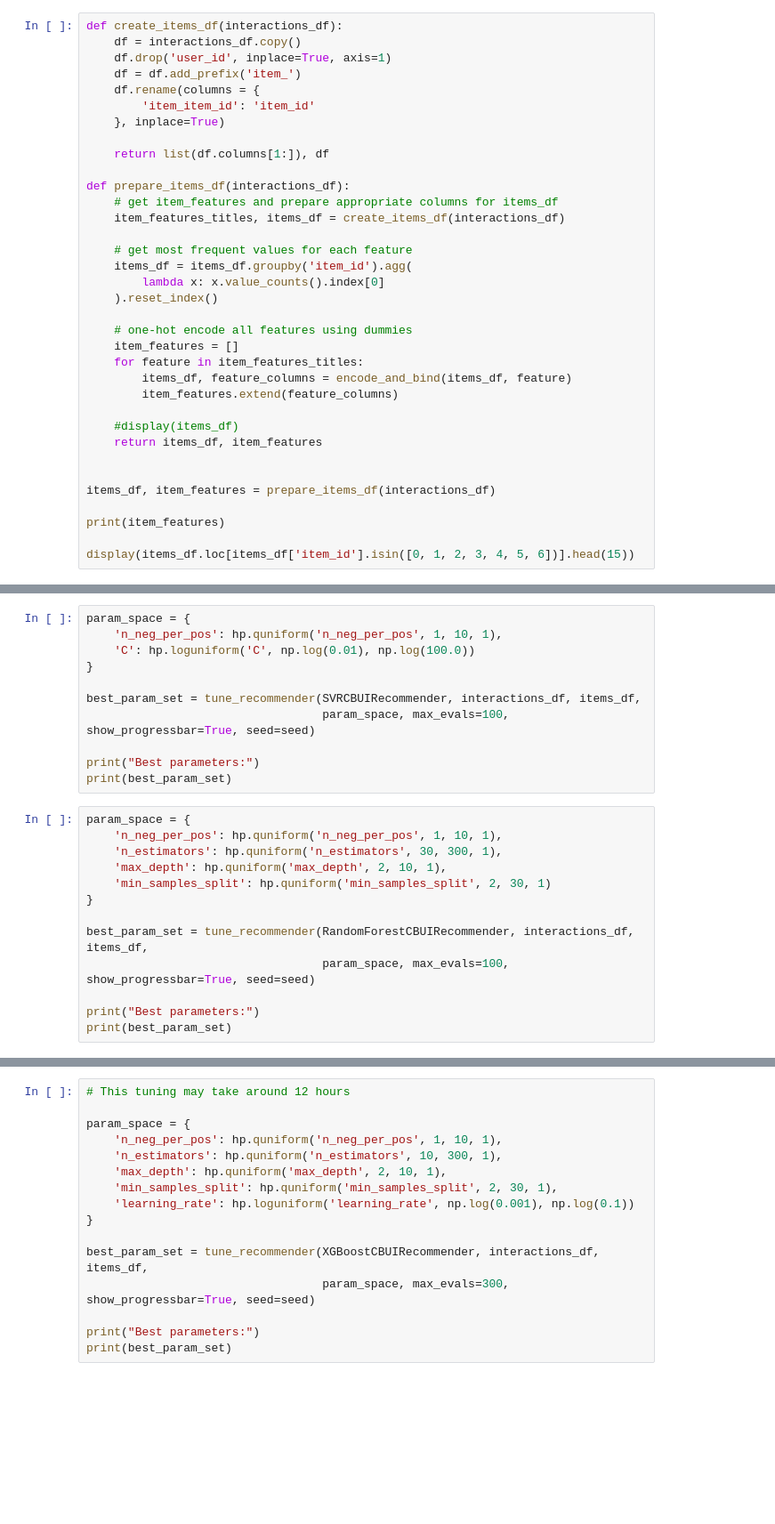
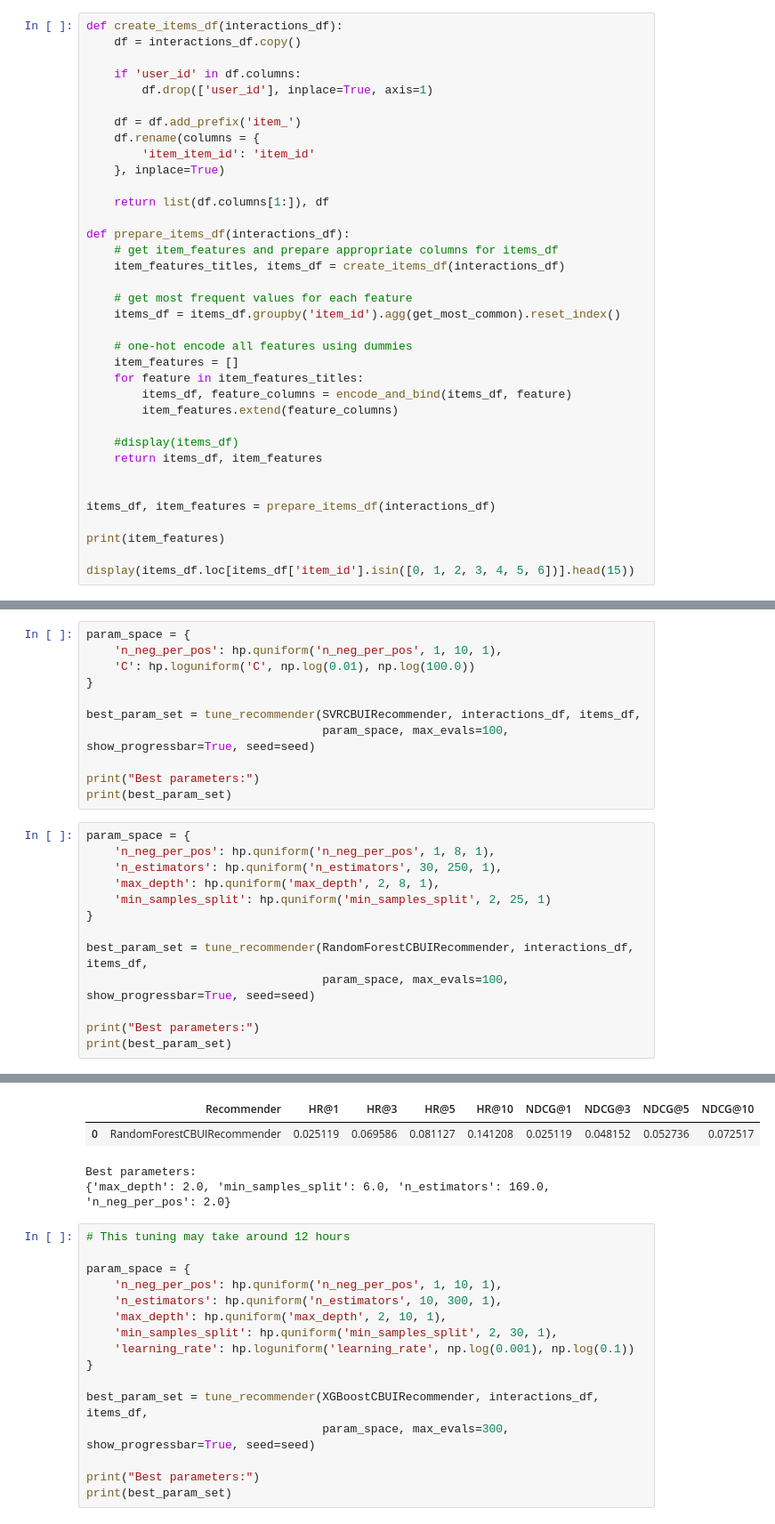
Before and after one commit to C7A7A/hotel-recommender, a Jupyter notebook: project_1_recommender_and_evaluation.ipynb, the cells around one changed output, grey strips where cells are left out. Shown: that part at 89% size. Cells and saved outputs as stored; diff of their text form; blank space fills up the shorter version.

```diff
--- a/project_1_recommender_and_evaluation.ipynb
+++ b/project_1_recommender_and_evaluation.ipynb
@@ -157,7 +211,10 @@ You are welcome to design your own numerical item features, for instance based o
 # %%
 def create_items_df(interactions_df):
     df = interactions_df.copy()
-    df.drop('user_id', inplace=True, axis=1)
+
+    if 'user_id' in df.columns:
+        df.drop(['user_id'], inplace=True, axis=1)
+
     df = df.add_prefix('item_')
     df.rename(columns = {
         'item_item_id': 'item_id'
@@ -170,9 +227,7 @@ def prepare_items_df(interactions_df):
     item_features_titles, items_df = create_items_df(interactions_df)
 
     # get most frequent values for each feature
-    items_df = items_df.groupby('item_id').agg(
-        lambda x: x.value_counts().index[0]
-    ).reset_index()
+    items_df = items_df.groupby('item_id').agg(get_most_common).reset_index()
 
     # one-hot encode all features using dummies
     item_features = []
@@ -659,10 +727,10 @@ print("Best parameters:")
 print(best_param_set)
 # %%
 param_space = {
-    'n_neg_per_pos': hp.quniform('n_neg_per_pos', 1, 10, 1),
-    'n_estimators': hp.quniform('n_estimators', 30, 300, 1),
-    'max_depth': hp.quniform('max_depth', 2, 10, 1),
-    'min_samples_split': hp.quniform('min_samples_split', 2, 30, 1)
+    'n_neg_per_pos': hp.quniform('n_neg_per_pos', 1, 8, 1),
+    'n_estimators': hp.quniform('n_estimators', 30, 250, 1),
+    'max_depth': hp.quniform('max_depth', 2, 8, 1),
+    'min_samples_split': hp.quniform('min_samples_split', 2, 25, 1)
 }
 
 best_param_set = tune_recommender(RandomForestCBUIRecommender, interactions_df, items_df,
@@ -670,3 +738,4 @@ best_param_set = tune_recommender(RandomForestCBUIRecommender, interactions_df,
 
 print("Best parameters:")
 print(best_param_set)
+# %% [output]
@@ -673,3 +759,7 @@ print(best_param_set)
+|  | Recommender | HR@1 | HR@3 | HR@5 | HR@10 | NDCG@1 | NDCG@3 | NDCG@5 | NDCG@10 |
+| 0 | RandomForestCBUIRecommender | 0.025119 | 0.069586 | 0.081127 | 0.141208 | 0.025119 | 0.048152 | 0.052736 | 0.072517 |
+Best parameters:
+{'max_depth': 2.0, 'min_samples_split': 6.0, 'n_estimators': 169.0, 'n_neg_per_pos': 2.0}
 # %%
 # This tuning may take around 12 hours
 
```
Also changed, not shown: parts of 15 cells of this notebook.
